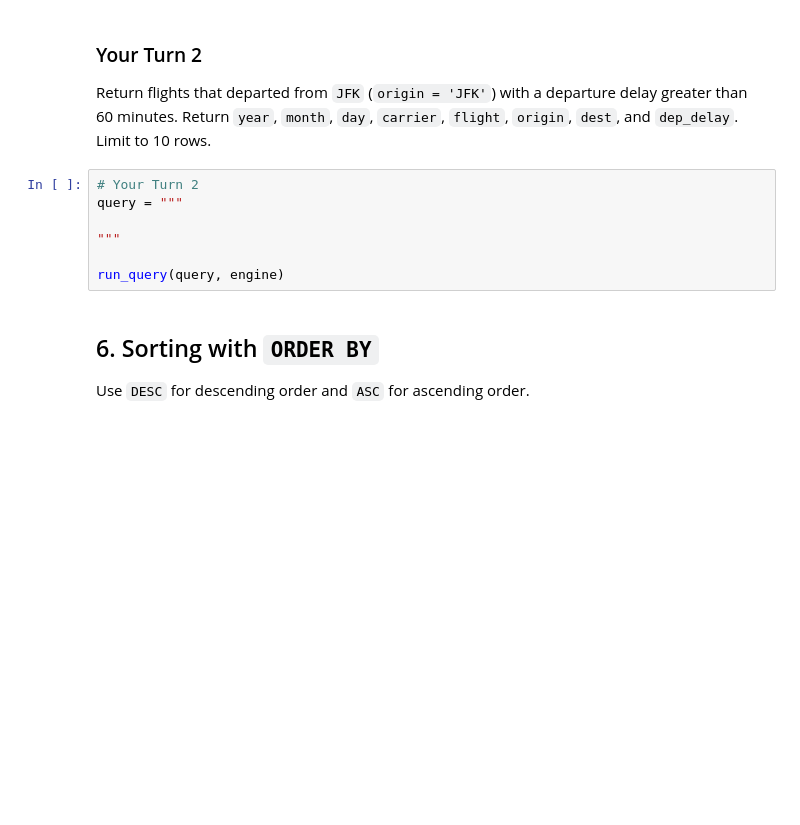
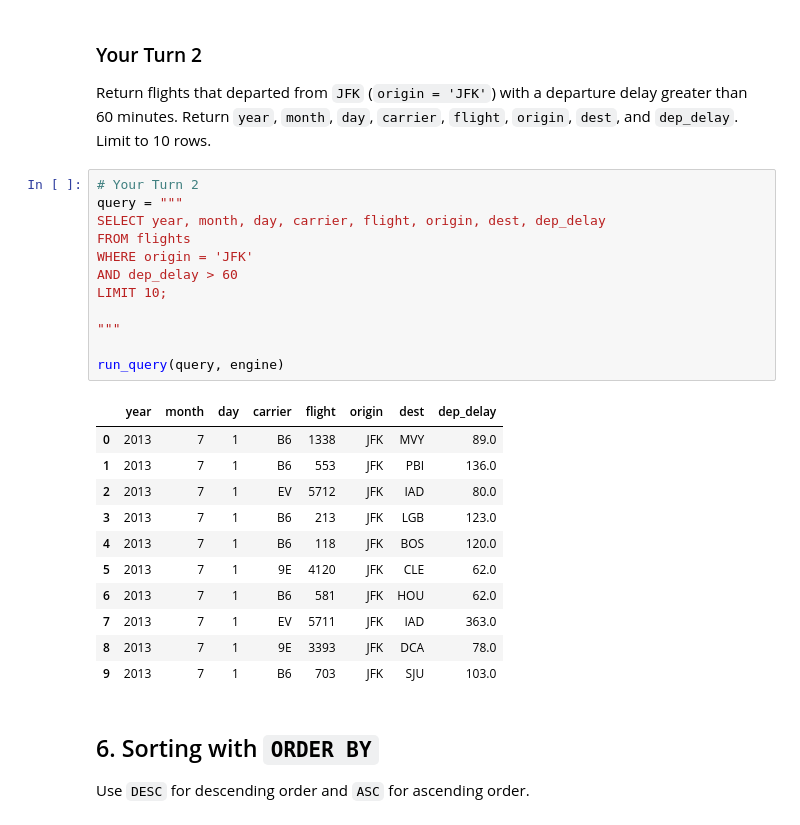
Before and after one commit to aaieza-charania/Ban6003-week9-10-aaieza-charania, a Jupyter notebook: notebooks/module9_neon_sql_fundamentals_guided_lab.ipynb, the cells around one changed output. Saved outputs shown, nothing was run; the diff lists cells and outputs as text; blank space fills up the shorter version.

```diff
--- a/notebooks/module9_neon_sql_fundamentals_guided_lab.ipynb
+++ b/notebooks/module9_neon_sql_fundamentals_guided_lab.ipynb
@@ -188,10 +269,27 @@ Return flights that departed from `JFK` (`origin = 'JFK'`) with a departure dela
 # %%
 # Your Turn 2
 query = """
+SELECT year, month, day, carrier, flight, origin, dest, dep_delay
+FROM flights
+WHERE origin = 'JFK'
+AND dep_delay > 60
+LIMIT 10;
 
 """
 
 run_query(query, engine)
+# %% [output]
+|  | year | month | day | carrier | flight | origin | dest | dep_delay |
+| 0 | 2013 | 7 | 1 | B6 | 1338 | JFK | MVY | 89.0 |
+| 1 | 2013 | 7 | 1 | B6 | 553 | JFK | PBI | 136.0 |
+| 2 | 2013 | 7 | 1 | EV | 5712 | JFK | IAD | 80.0 |
+| 3 | 2013 | 7 | 1 | B6 | 213 | JFK | LGB | 123.0 |
+| 4 | 2013 | 7 | 1 | B6 | 118 | JFK | BOS | 120.0 |
+| 5 | 2013 | 7 | 1 | 9E | 4120 | JFK | CLE | 62.0 |
+| 6 | 2013 | 7 | 1 | B6 | 581 | JFK | HOU | 62.0 |
+| 7 | 2013 | 7 | 1 | EV | 5711 | JFK | IAD | 363.0 |
+| 8 | 2013 | 7 | 1 | 9E | 3393 | JFK | DCA | 78.0 |
+| 9 | 2013 | 7 | 1 | B6 | 703 | JFK | SJU | 103.0 |
 # %% [markdown]
 ## 6. Sorting with `ORDER BY`
 
```
Also changed, not shown: parts of 40 cells of this notebook, 2 other files.
